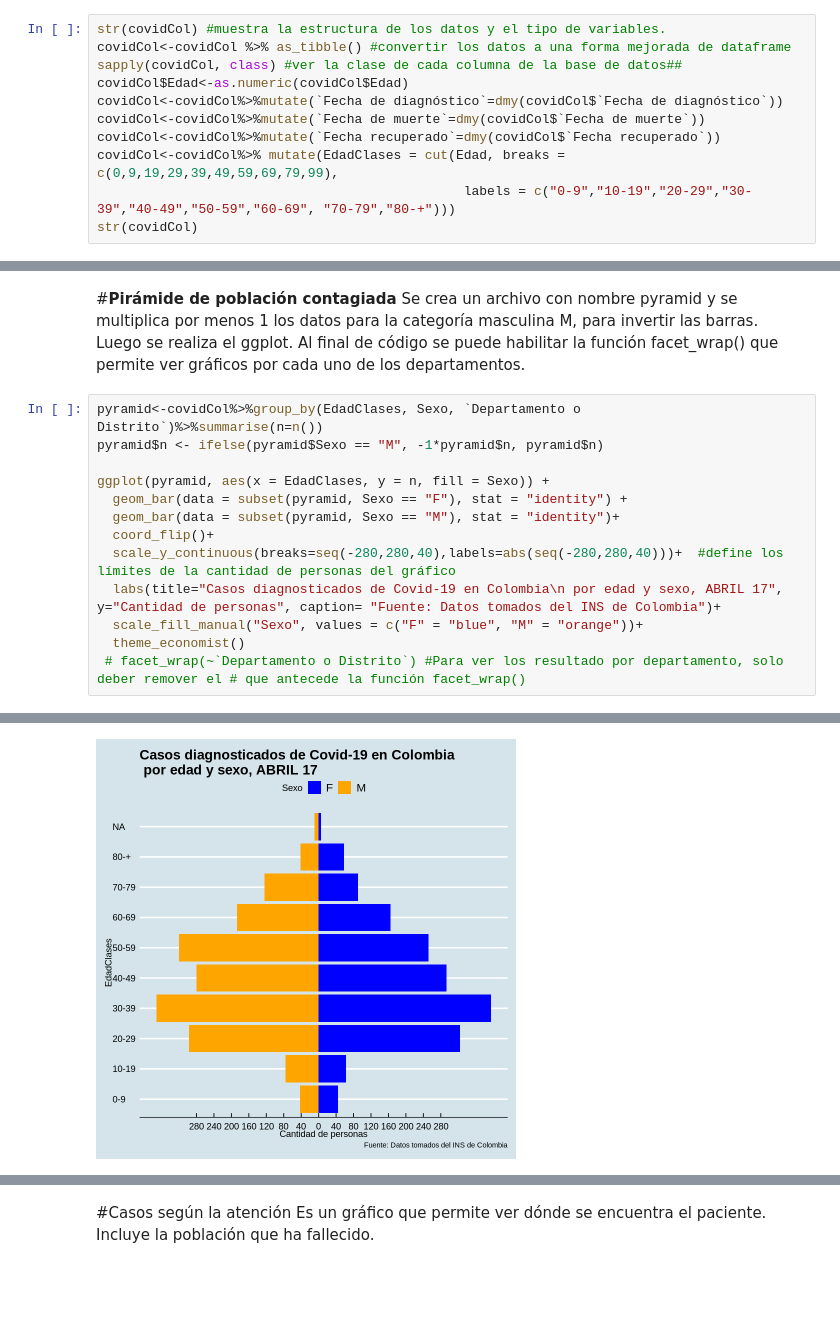
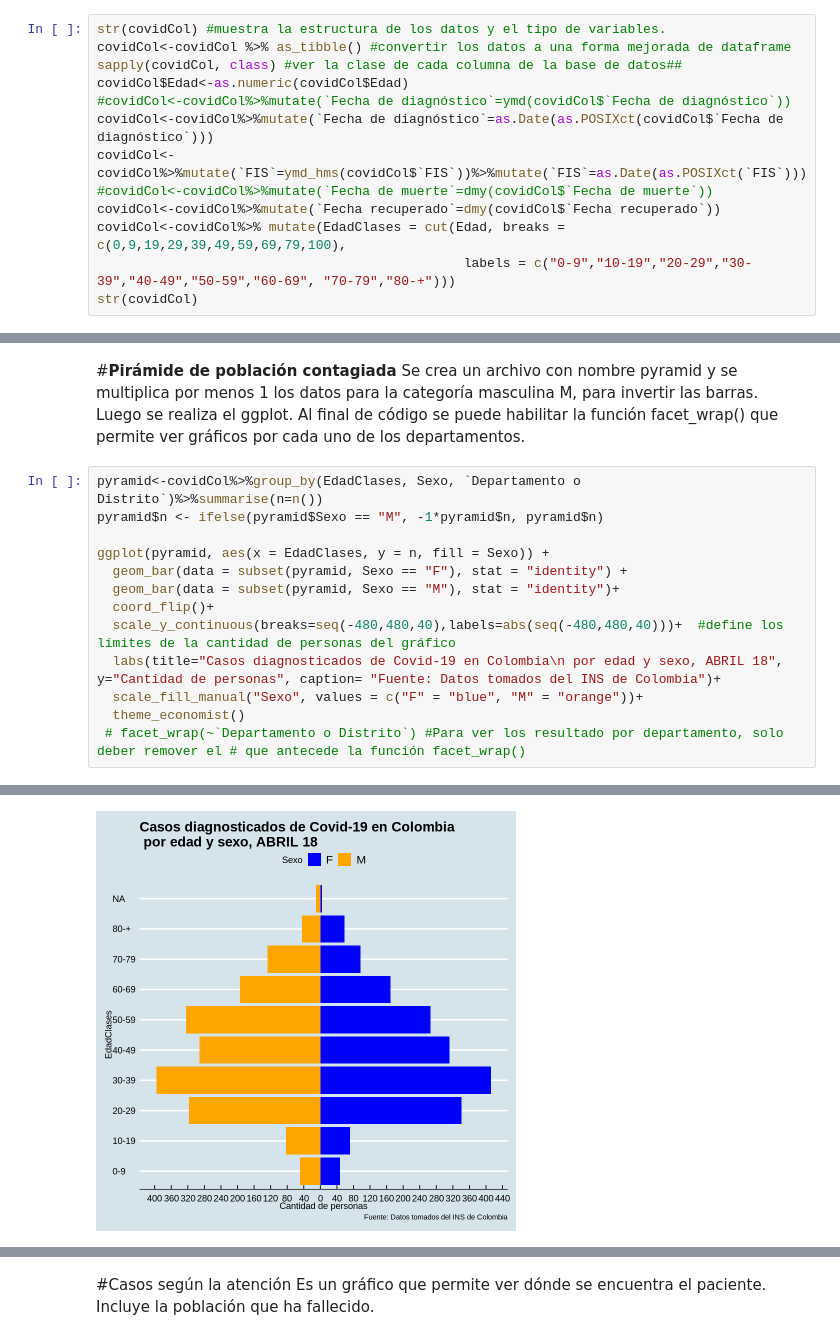
Before and after one commit to guberney/Covid_Colombia, a Jupyter notebook: CovidColombia.ipynb, the cells around one changed output, grey strips where cells are left out. Drawn from its saved outputs; the diff is of its cells as text; blank space fills up the shorter version.

```diff
--- a/CovidColombia.ipynb
+++ b/CovidColombia.ipynb
@@ -36,10 +51,12 @@ str(covidCol) #muestra la estructura de los datos y el tipo de variables.
 covidCol<-covidCol %>% as_tibble() #convertir los datos a una forma mejorada de dataframe
 sapply(covidCol, class) #ver la clase de cada columna de la base de datos##
 covidCol$Edad<-as.numeric(covidCol$Edad)
-covidCol<-covidCol%>%mutate(`Fecha de diagnóstico`=dmy(covidCol$`Fecha de diagnóstico`))
-covidCol<-covidCol%>%mutate(`Fecha de muerte`=dmy(covidCol$`Fecha de muerte`))
+#covidCol<-covidCol%>%mutate(`Fecha de diagnóstico`=ymd(covidCol$`Fecha de diagnóstico`))
+covidCol<-covidCol%>%mutate(`Fecha de diagnóstico`=as.Date(as.POSIXct(covidCol$`Fecha de diagnóstico`)))
+covidCol<-covidCol%>%mutate(`FIS`=ymd_hms(covidCol$`FIS`))%>%mutate(`FIS`=as.Date(as.POSIXct(`FIS`)))
+#covidCol<-covidCol%>%mutate(`Fecha de muerte`=dmy(covidCol$`Fecha de muerte`))
 covidCol<-covidCol%>%mutate(`Fecha recuperado`=dmy(covidCol$`Fecha recuperado`))
-covidCol<-covidCol%>% mutate(EdadClases = cut(Edad, breaks = c(0,9,19,29,39,49,59,69,79,99),
+covidCol<-covidCol%>% mutate(EdadClases = cut(Edad, breaks = c(0,9,19,29,39,49,59,69,79,100),
                                                labels = c("0-9","10-19","20-29","30-39","40-49","50-59","60-69", "70-79","80-+")))
 str(covidCol)
 # %%
@@ -215,8 +218,8 @@ ggplot(pyramid, aes(x = EdadClases, y = n, fill = Sexo)) +
   geom_bar(data = subset(pyramid, Sexo == "F"), stat = "identity") +
   geom_bar(data = subset(pyramid, Sexo == "M"), stat = "identity")+
   coord_flip()+
-  scale_y_continuous(breaks=seq(-280,280,40),labels=abs(seq(-280,280,40)))+  #define los límites de la cantidad de personas del gráfico
-  labs(title="Casos diagnosticados de Covid-19 en Colombia\n por edad y sexo, ABRIL 17", y="Cantidad de personas", caption= "Fuente: Datos tomados del INS de Colombia")+
+  scale_y_continuous(breaks=seq(-480,480,40),labels=abs(seq(-480,480,40)))+  #define los límites de la cantidad de personas del gráfico
+  labs(title="Casos diagnosticados de Covid-19 en Colombia\n por edad y sexo, ABRIL 18", y="Cantidad de personas", caption= "Fuente: Datos tomados del INS de Colombia")+
   scale_fill_manual("Sexo", values = c("F" = "blue", "M" = "orange"))+
   theme_economist()
  # facet_wrap(~`Departamento o Distrito`) #Para ver los resultado por departamento, solo deber remover el # que antecede la función facet_wrap()
@@ -230,4 +227,4 @@ Warning message:
-[figure, old version]
+[figure, new version]
 # %%
 pyramidF<-covidCol%>%group_by(EdadClases, Sexo, TipoAtencion)%>%summarise(n=n())
 pyramidF$n <- ifelse(pyramidF$Sexo == "M", -1*pyramidF$n, pyramidF$n)
```
Also changed, not shown: parts of 19 cells of this notebook.
